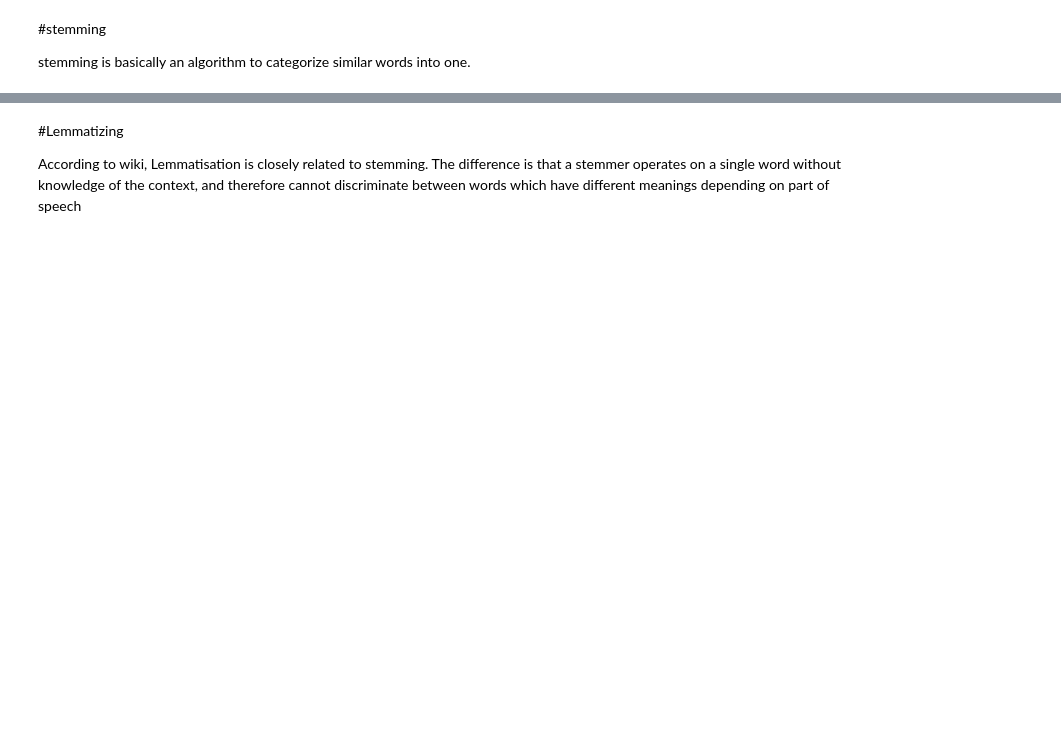
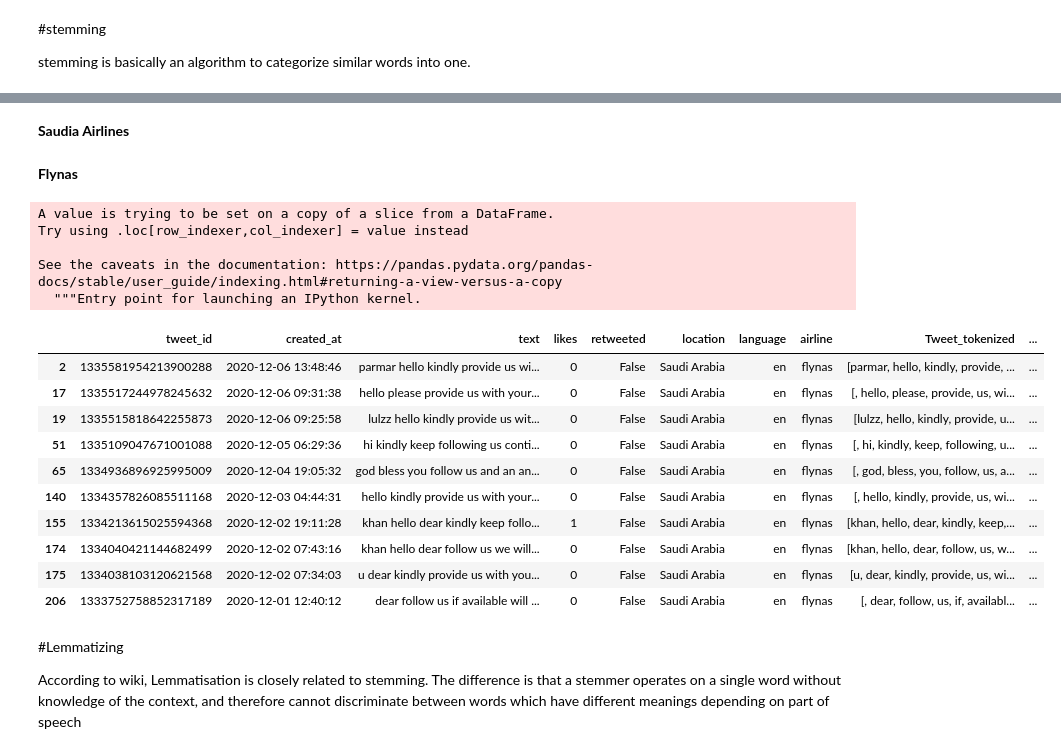
Before and after one commit to buthaina279/DS_Capstone_NLP, a Jupyter notebook: Collect_clean.ipynb, the cells around one changed output, grey strips where cells are left out. Cells and saved outputs as stored; diff of their text form; code cells hidden in the pictures; blank space fills up the shorter version.

```diff
--- a/Collect_clean.ipynb
+++ b/Collect_clean.ipynb
@@ -184,0 +259,2 @@ saudia_airlines_en.head()
+# %%
+flynas_airlines_en = flynas_airlines[flynas_airlines.language == "en"]
@@ -221,0 +316,6 @@ See the caveats in the documentation: https://pandas.pydata.org/pandas-docs/stab
+# %%
+# Clean the tweets
+flynas_airlines_en["text"] = flynas_airlines_en["text"].apply(cleanTxt)
+
+# Show the cleaned tweets
+flynas_airlines_en.head(10)
@@ -240,0 +363,3 @@ See the caveats in the documentation: https://pandas.pydata.org/pandas-docs/stab
+# %%
+flynas_airlines_en['Tweet_tokenized'] = flynas_airlines_en['text'].apply(lambda x: tokenization(x.lower()))
+flynas_airlines_en.head(10)
@@ -265,0 +388,2 @@ See the caveats in the documentation: https://pandas.pydata.org/pandas-docs/stab
+# %% [markdown]
+**Saudia Airlines**
@@ -266,3 +393,25 @@ See the caveats in the documentation: https://pandas.pydata.org/pandas-docs/stab
+# %% [markdown]
+**Flynas**
+# %%
+flynas_airlines_en['Tweet_stemmed'] = flynas_airlines_en['Tweet_tokenized'].apply(lambda x: stemming(x))
+flynas_airlines_en.head(10)
+# %% [output]
+A value is trying to be set on a copy of a slice from a DataFrame.
+Try using .loc[row_indexer,col_indexer] = value instead
+
+See the caveats in the documentation: https://pandas.pydata.org/pandas-docs/stable/user_guide/indexing.html#returning-a-view-versus-a-copy
+  """Entry point for launching an IPython kernel.
+|  | tweet_id | created_at | text | likes | retweeted | location | language | airline | Tweet_tokenized | ... |
+| 2 | 1335581954213900288 | 2020-12-06 13:48:46 | parmar hello kindly provide us wi... | 0 | False | Saudi Arabia | en | flynas | [parmar, hello, kindly, provide, ... | ... |
+| 17 | 1335517244978245632 | 2020-12-06 09:31:38 | hello please provide us with your... | 0 | False | Saudi Arabia | en | flynas | [, hello, please, provide, us, wi... | ... |
+| 19 | 1335515818642255873 | 2020-12-06 09:25:58 | lulzz hello kindly provide us wit... | 0 | False | Saudi Arabia | en | flynas | [lulzz, hello, kindly, provide, u... | ... |
+| 51 | 1335109047671001088 | 2020-12-05 06:29:36 | hi kindly keep following us conti... | 0 | False | Saudi Arabia | en | flynas | [, hi, kindly, keep, following, u... | ... |
+| 65 | 1334936896925995009 | 2020-12-04 19:05:32 | god bless you follow us and an an... | 0 | False | Saudi Arabia | en | flynas | [, god, bless, you, follow, us, a... | ... |
+| 140 | 1334357826085511168 | 2020-12-03 04:44:31 | hello kindly provide us with your... | 0 | False | Saudi Arabia | en | flynas | [, hello, kindly, provide, us, wi... | ... |
+| 155 | 1334213615025594368 | 2020-12-02 19:11:28 | khan hello dear kindly keep follo... | 1 | False | Saudi Arabia | en | flynas | [khan, hello, dear, kindly, keep,... | ... |
+| 174 | 1334040421144682499 | 2020-12-02 07:43:16 | khan hello dear follow us we will... | 0 | False | Saudi Arabia | en | flynas | [khan, hello, dear, follow, us, w... | ... |
+| 175 | 1334038103120621568 | 2020-12-02 07:34:03 | u dear kindly provide us with you... | 0 | False | Saudi Arabia | en | flynas | [u, dear, kindly, provide, us, wi... | ... |
+| 206 | 1333752758852317189 | 2020-12-01 12:40:12 | dear follow us if available will ... | 0 | False | Saudi Arabia | en | flynas | [, dear, follow, us, if, availabl... | ... |
 # %% [markdown]
 #Lemmatizing
 
```
Also changed, not shown: parts of 59 cells of this notebook.
